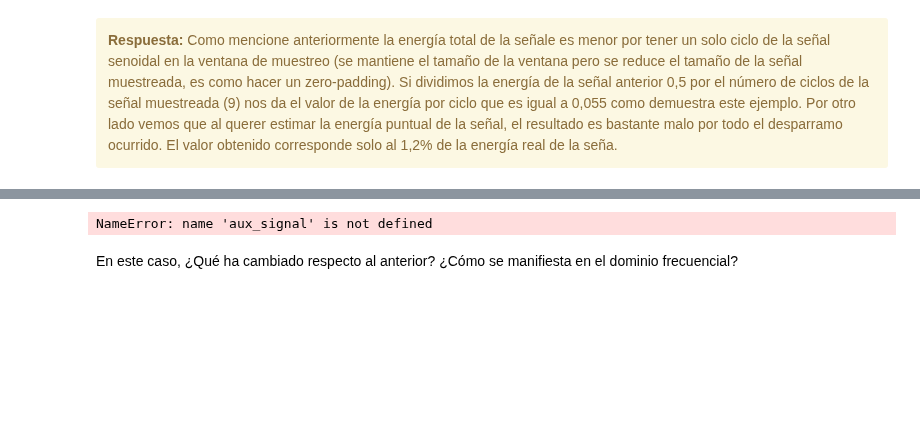
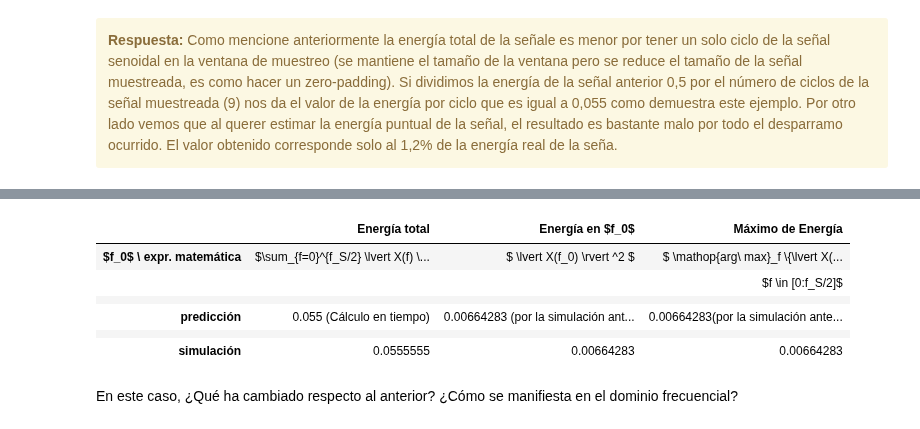
Before and after one commit to NicolasFerragamo/pdstestbench, a Jupyter notebook: TP1 - Muestreo de señales - Forurier_copia.ipynb, the cells around one changed output, grey strips where cells are left out. Saved outputs shown, nothing was run; the diff lists cells and outputs as text; code cells hidden in the pictures; blank space fills up the shorter version.

```diff
--- a/TP1 - Muestreo de señales - Forurier_copia.ipynb
+++ b/TP1 - Muestreo de señales - Forurier_copia.ipynb
@@ -1067,6 +1068,8 @@ energia_max_frecuencia = 0
 
 #%% generacion y muestreo de las senoidal
 N0= round((1/f0)*1000)
+tt, aux_signal = sg.seno(fs, f0, N0, a0, p0)
+
 aux  = np.zeros(2*N0)
 aux2 = np.zeros((N-3*N0))
 aux3 = np.concatenate((aux,aux_signal), axis=0)
@@ -1103,38 +1106,44 @@ max_signal = np.amax(mod_fftsignal1, axis=0)
 for jj in range(0, int(N/2)) :
      if (max_signal == mod_fftsignal1[jj]) :
         k = jj
-
+print('la frecuencia estimada es: ', k)
 
 
 energia_frecuencia_puntual = mod_fftsignal1[k] **2
 energia_frecuencia_puntual = energia_frecuencia_puntual *2/(N**2)
 
 energia_max_frecuencia = max_signal **2
 energia_max_frecuencia = energia_max_frecuencia *2/(N**2)
 
 
 #%% Relleno de tabla
 
-prediccion = ['0.055 (Cálculo en tiempo)', '<0,05', '<0,05']
+prediccion = ['0.055 (Cálculo en tiempo)', '0.00664283 (por la simulación anterior)', '0.00664283(por la simulación anterior)']
 resultados = [energia_frecuencia, energia_frecuencia_puntual, energia_max_frecuencia]
 
 tus_resultados = [ ['$\sum_{f=0}^{f_S/2} \lvert X(f) \rvert ^2$', '$ \lvert X(f_0) \rvert ^2 $', '$ \mathop{arg\ max}_f \{\lvert X(f) \rvert ^2\} $'],
                    ['',                                     '',                           '$f \in [0:f_S/2]$'],
                   ['', '', ''],
                   [prediccion[0], prediccion[1], prediccion[2]], # <-- completar acá
                   ['', '', ''],
                   [resultados[0], resultados[1], resultados[2]]  # <-- completar acá
                  ]
 df = DataFrame(tus_resultados, columns=['Energía total', 'Energía en $f_0$', 'Máximo de Energía'],
                index=['$f_0$ \ expr. matemática',
                       '',
                       '',
                       'predicción',
                       '',
                       'simulación'])
 HTML(df.to_html())
 # %% [output]
-NameError: name 'aux_signal' is not defined
+|  | Energía total | Energía en $f_0$ | Máximo de Energía |
+| $f_0$ \ expr. matemática | $\sum_{f=0}^{f_S/2} \lvert X(f) \... | $ \lvert X(f_0) \rvert ^2 $ | $ \mathop{arg\ max}_f \{\lvert X(... |
+|  |  |  | $f \in [0:f_S/2]$ |
+|  |  |  |  |
+| predicción | 0.055 (Cálculo en tiempo) | 0.00664283 (por la simulación ant... | 0.00664283(por la simulación ante... |
+|  |  |  |  |
+| simulación | 0.0555555 | 0.00664283 | 0.00664283 |
 # %% [markdown]
 En este caso, ¿Qué ha cambiado respecto al anterior? ¿Cómo se manifiesta en el dominio frecuencial?
 # %% [markdown]
```
Also changed, not shown: parts of 7 cells of this notebook, 4 other files.
